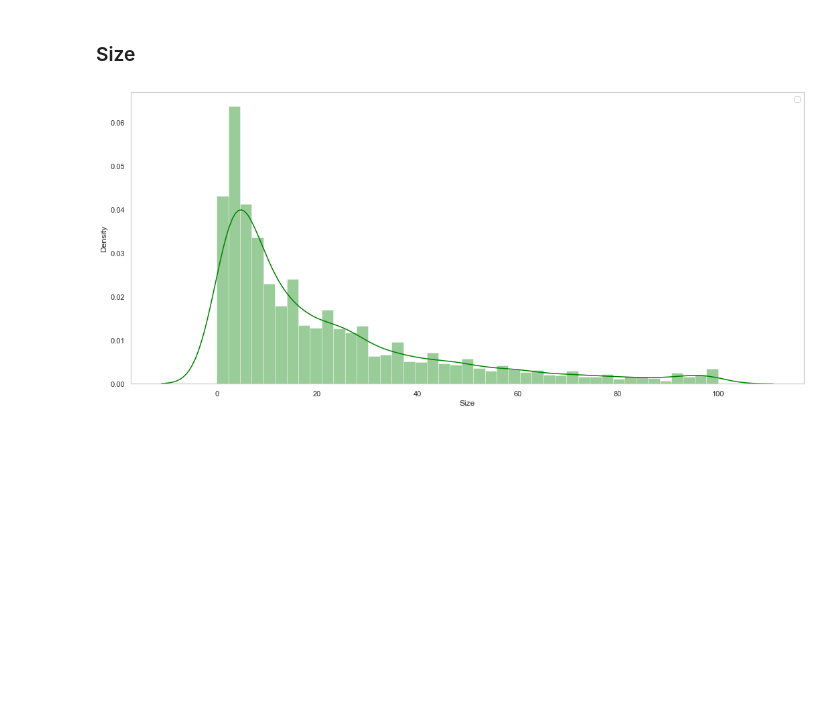
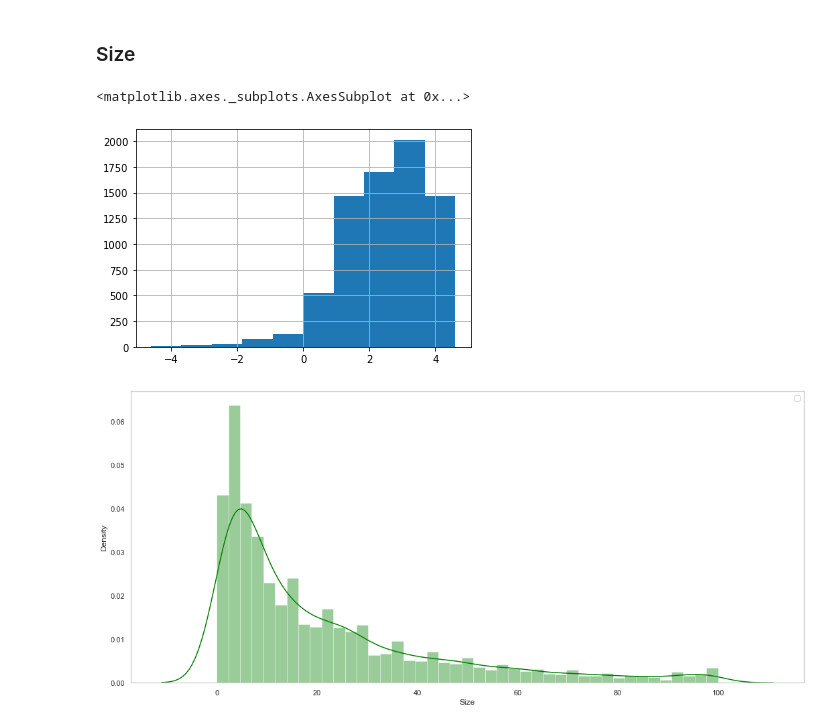
Before and after one commit to jiawei-li89/Project, a Jupyter notebook: Week5-6_Google_Player_Store.ipynb, the cells around one changed output. Saved outputs shown, nothing was run; the diff lists cells and outputs as text; code cells hidden in the pictures; blank space fills up the shorter version.

```diff
--- a/Week5-6_Google_Player_Store.ipynb
+++ b/Week5-6_Google_Player_Store.ipynb
@@ -591,6 +591,11 @@ plt.show()
 [figure]
 # %% [markdown]
 ### Size
+# %%
+playstore.Size.map(np.log).hist()
+# %% [output]
+<matplotlib.axes._subplots.AxesSubplot at 0x...>
+[figure, added]
 # %%
 plt.figure(figsize=(18,8))
 sns.distplot(playstore.Size , color="green", label=playstore.Category)
```
Also changed, not shown: parts of 13 cells of this notebook.
